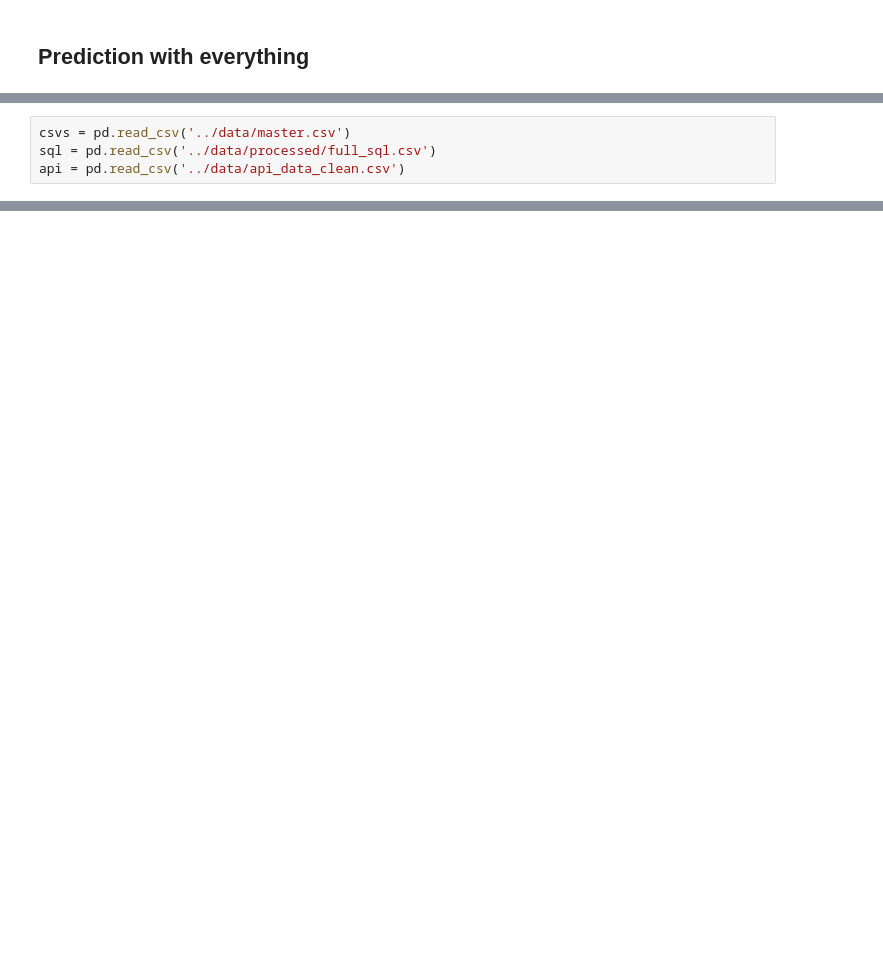
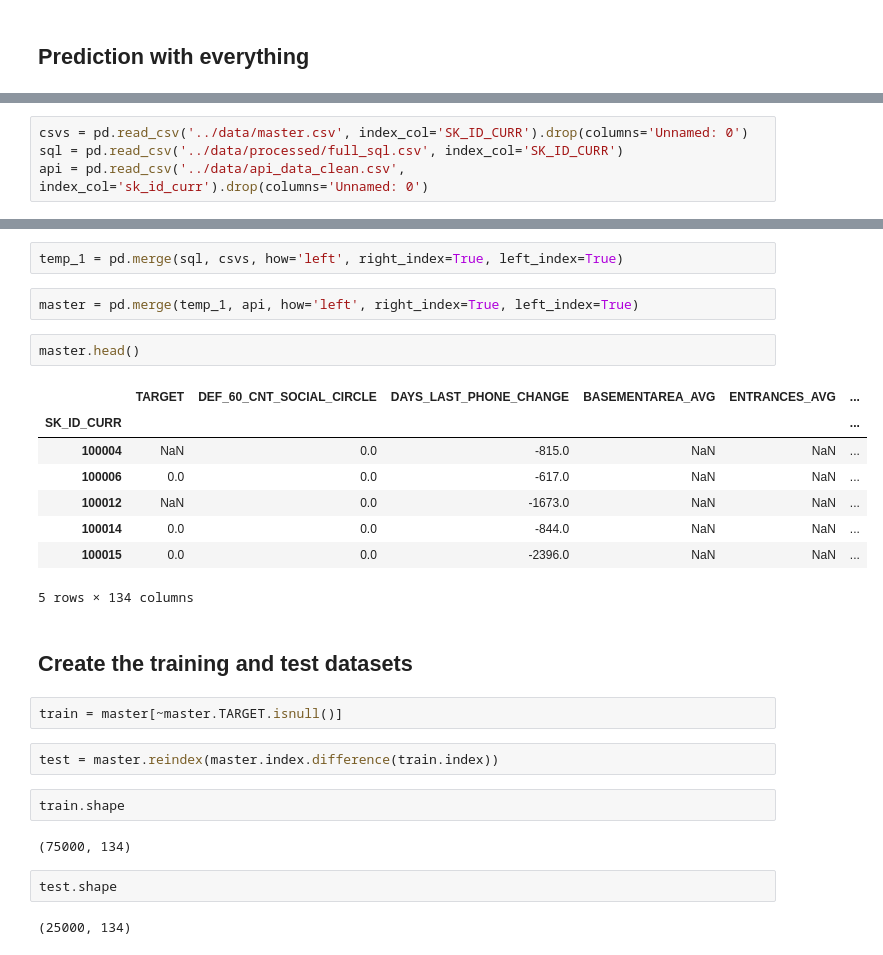
Before and after one commit to mamonteiro-brg/Data-wrangling-2018, a Jupyter notebook: notebooks/0.3-mcr-prediction_with_everything.ipynb, the cells around one changed output, grey strips where cells are left out. Cells and saved outputs as stored; diff of their text form; blank space fills up the shorter version.

```diff
--- a/notebooks/0.3-mcr-prediction_with_everything.ipynb
+++ b/notebooks/0.3-mcr-prediction_with_everything.ipynb
@@ -3,4 +11,4 @@
 # %%
-csvs = pd.read_csv('../data/master.csv')
-sql = pd.read_csv('../data/processed/full_sql.csv')
-api = pd.read_csv('../data/api_data_clean.csv')
+csvs = pd.read_csv('../data/master.csv', index_col='SK_ID_CURR').drop(columns='Unnamed: 0')
+sql = pd.read_csv('../data/processed/full_sql.csv', index_col='SK_ID_CURR')
+api = pd.read_csv('../data/api_data_clean.csv', index_col='sk_id_curr').drop(columns='Unnamed: 0')
@@ -13,0 +34,29 @@ UnicodeDecodeError: 'utf-8' codec can't decode byte 0x8b in position 1: invalid
+# %%
+temp_1 = pd.merge(sql, csvs, how='left', right_index=True, left_index=True)
+# %%
+master = pd.merge(temp_1, api, how='left', right_index=True, left_index=True)
+# %%
+master.head()
+# %% [output]
+|  | TARGET | DEF_60_CNT_SOCIAL_CIRCLE | DAYS_LAST_PHONE_CHANGE | BASEMENTAREA_AVG | ENTRANCES_AVG | ... |
+| SK_ID_CURR |  |  |  |  |  | ... |
+| 100004 | NaN | 0.0 | -815.0 | NaN | NaN | ... |
+| 100006 | 0.0 | 0.0 | -617.0 | NaN | NaN | ... |
+| 100012 | NaN | 0.0 | -1673.0 | NaN | NaN | ... |
+| 100014 | 0.0 | 0.0 | -844.0 | NaN | NaN | ... |
+| 100015 | 0.0 | 0.0 | -2396.0 | NaN | NaN | ... |
+5 rows × 134 columns
+# %% [markdown]
+## Create the training and test datasets
+# %%
+train = master[~master.TARGET.isnull()]
+# %%
+test = master.reindex(master.index.difference(train.index))
+# %%
+train.shape
+# %% [output]
+(75000, 134)
+# %%
+test.shape
+# %% [output]
+(25000, 134)
```
Also changed, not shown: parts of 41 cells of this notebook, 1 other file.
